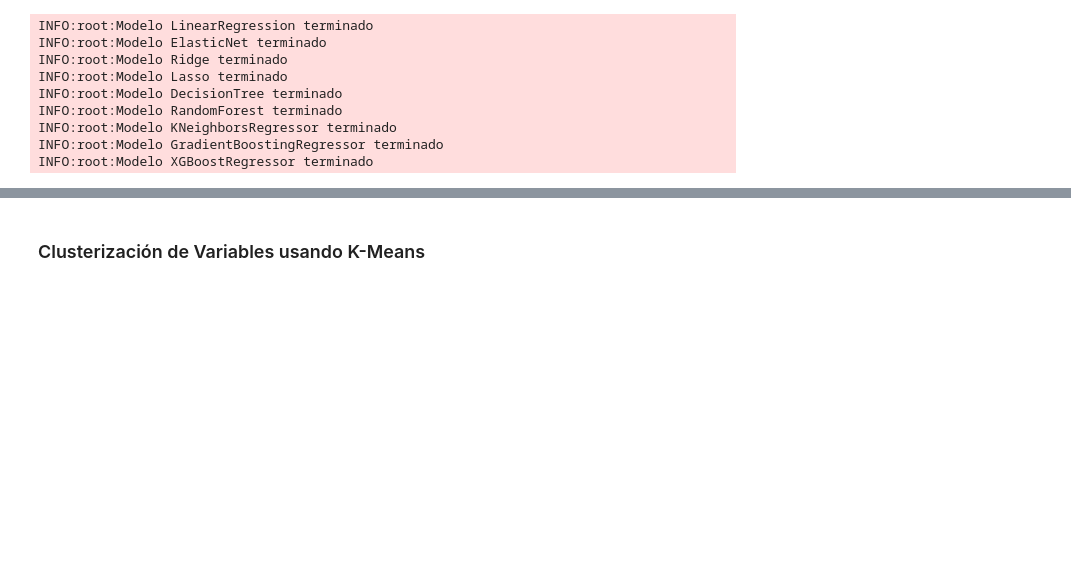
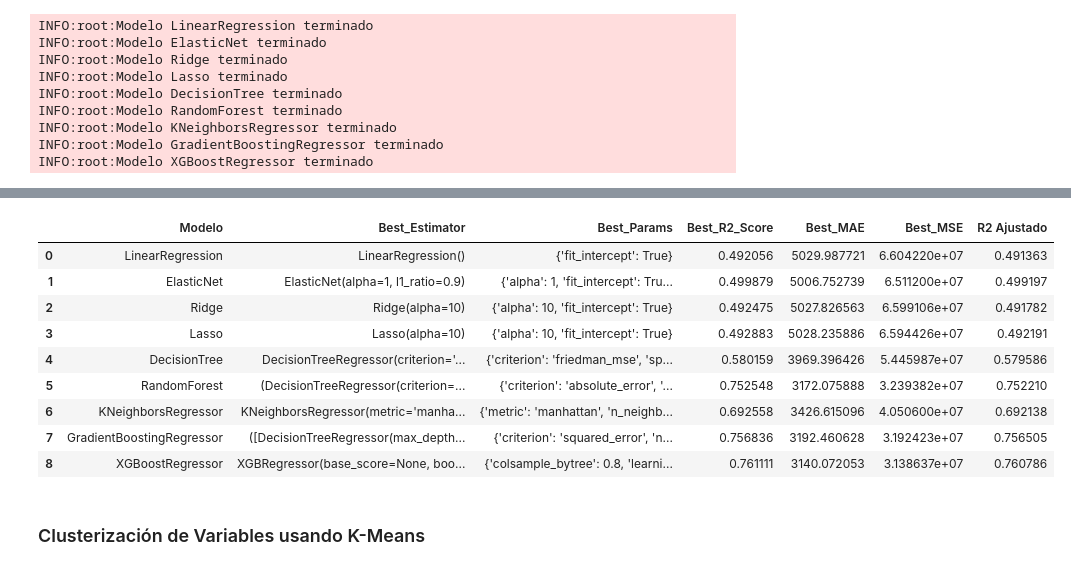
Before and after one commit to mespinoza8/Prediccion-Precio-Casas, a Jupyter notebook: precio_casas.ipynb, the cells around one changed output, grey strips where cells are left out. Drawn from its saved outputs; the diff is of its cells as text; code cells hidden in the pictures; blank space fills up the shorter version.

```diff
--- a/precio_casas.ipynb
+++ b/precio_casas.ipynb
@@ -241,3 +260,44 @@ results_df
+# %%
+sc1=StandardScaler()
+X_train_sincomuna_scaled=sc1.fit_transform(X_train_sincomuna)
+X_test_sincomuna_scaled=sc1.transform(X_test_sincomuna)
+# %%
+results=[]
+
+for model_name, model in models.items():
+
+  grid = GridSearchCV(model['model'], model['params'], cv=5, scoring=scoring,n_jobs=-1,refit='R2')
+  grid.fit(X_train_sincomuna_scaled, y_train_sincomuna)
+  logging.info(f'Modelo {model_name} terminado')
+
+  results.append({
+      'Modelo': model_name,
+      'Best_Estimator': grid.best_estimator_,
+      'Best_Params': grid.best_params_,
+      'Best_R2_Score': grid.best_score_,
+      'Best_MAE': -grid.cv_results_['mean_test_MAE'][grid.best_index_],
+      'Best_MSE': -grid.cv_results_['mean_test_MSE'][grid.best_index_] })
+
+results_df_sincomuna=pd.DataFrame(results)
+# %%
+lista1=[]
+for i in results_df_sincomuna['Best_R2_Score'].values:
+    lista1.append((1-((4404-1)/(4404-6-1))*(1-i)))
+# %%
+results_df_sincomuna['R2 Ajustado']=lista1
+# %%
+results_df_sincomuna
+# %% [output]
+|  | Modelo | Best_Estimator | Best_Params | Best_R2_Score | Best_MAE | Best_MSE | R2 Ajustado |
+| 0 | LinearRegression | LinearRegression() | {'fit_intercept': True} | 0.492056 | 5029.987721 | 6.604220e+07 | 0.491363 |
+| 1 | ElasticNet | ElasticNet(alpha=1, l1_ratio=0.9) | {'alpha': 1, 'fit_intercept': Tru... | 0.499879 | 5006.752739 | 6.511200e+07 | 0.499197 |
+| 2 | Ridge | Ridge(alpha=10) | {'alpha': 10, 'fit_intercept': True} | 0.492475 | 5027.826563 | 6.599106e+07 | 0.491782 |
+| 3 | Lasso | Lasso(alpha=10) | {'alpha': 10, 'fit_intercept': True} | 0.492883 | 5028.235886 | 6.594426e+07 | 0.492191 |
+| 4 | DecisionTree | DecisionTreeRegressor(criterion='... | {'criterion': 'friedman_mse', 'sp... | 0.580159 | 3969.396426 | 5.445987e+07 | 0.579586 |
+| 5 | RandomForest | (DecisionTreeRegressor(criterion=... | {'criterion': 'absolute_error', '... | 0.752548 | 3172.075888 | 3.239382e+07 | 0.752210 |
+| 6 | KNeighborsRegressor | KNeighborsRegressor(metric='manha... | {'metric': 'manhattan', 'n_neighb... | 0.692558 | 3426.615096 | 4.050600e+07 | 0.692138 |
+| 7 | GradientBoostingRegressor | ([DecisionTreeRegressor(max_depth... | {'criterion': 'squared_error', 'n... | 0.756836 | 3192.460628 | 3.192423e+07 | 0.756505 |
+| 8 | XGBoostRegressor | XGBRegressor(base_score=None, boo... | {'colsample_bytree': 0.8, 'learni... | 0.761111 | 3140.072053 | 3.138637e+07 | 0.760786 |
 # %% [markdown]
 ### Clusterización de Variables usando K-Means
 # %%
```
Also changed, not shown: parts of 19 cells of this notebook.
